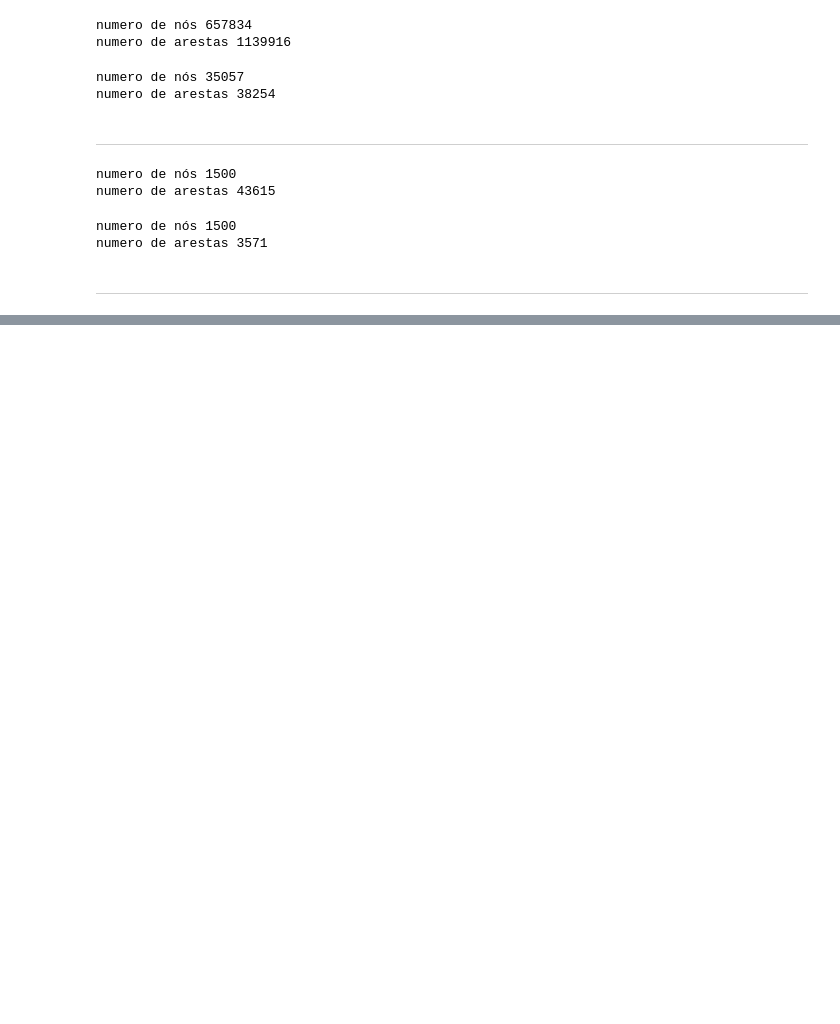
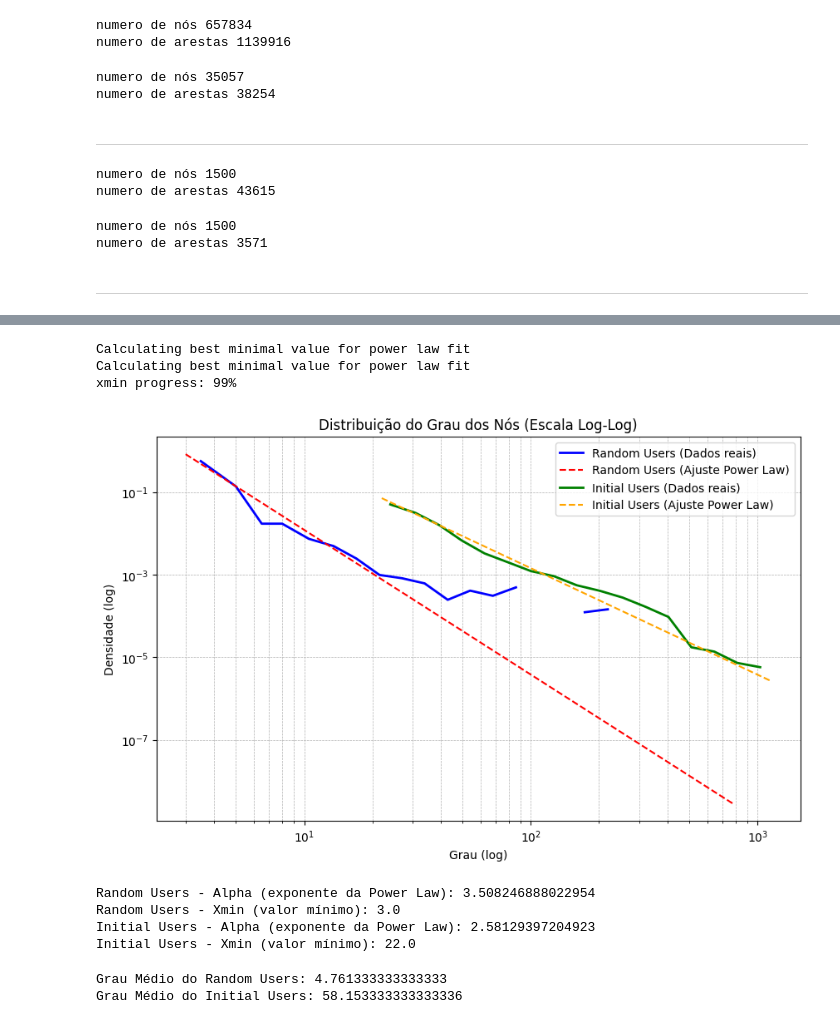
Before and after one commit to lucianobajr/github-complex-networks, a Jupyter notebook: analysis/compare-initial-and-random-subgraph.ipynb, the cells around one changed output, grey strips where cells are left out. Cells and saved outputs as stored; diff of their text form; code cells hidden in the pictures; blank space fills up the shorter version.

```diff
--- a/analysis/compare-initial-and-random-subgraph.ipynb
+++ b/analysis/compare-initial-and-random-subgraph.ipynb
@@ -138,0 +168,60 @@ nx.write_gml(subgraph_random_users, "../resources/gephi/subgraph_random_users.gm
+# %%
+
+# Calcule os graus dos nós para os dois subgrafos
+degree_sequence_random = [d for n, d in subgraph_random_users.degree()]
+degree_sequence_initial = [d for n, d in subgraph_initial_users.degree()]
+
+# Crie objetos PowerLaw para ambos os subgrafos
+fit_random = powerlaw.Fit(degree_sequence_random)
+fit_initial = powerlaw.Fit(degree_sequence_initial)
+
+# Plote as distribuições de grau em escala log-log para ambos os subgrafos
+plt.figure(figsize=(10, 6))
+
+# Subgrafo Random Users
+fit_random.plot_pdf(color='b', linewidth=2, label='Random Users (Dados reais)')
+fit_random.power_law.plot_pdf(color='r', linestyle='--', ax=plt.gca(), label='Random Users (Ajuste Power Law)')
+
+# Subgrafo Initial Users
+fit_initial.plot_pdf(color='g', linewidth=2, label='Initial Users (Dados reais)')
+fit_initial.power_law.plot_pdf(color='orange', linestyle='--', ax=plt.gca(), label='Initial Users (Ajuste Power Law)')
+
+# Configurações visuais
+plt.xscale('log')
+plt.yscale('log')
+plt.title("Distribuição do Grau dos Nós (Escala Log-Log)")
+plt.xlabel("Grau (log)")
+plt.ylabel("Densidade (log)")
+plt.legend()
+plt.grid(True, which="both", ls="--", linewidth=0.5)
+plt.show()
+
+# Exiba os parâmetros estimados da Power Law para ambos os subgrafos
+print("Random Users - Alpha (exponente da Power Law):", fit_random.power_law.alpha)
+print("Random Users - Xmin (valor mínimo):", fit_random.power_law.xmin)
+
+print("Initial Users - Alpha (exponente da Power Law):", fit_initial.power_law.alpha)
+print("Initial Users - Xmin (valor mínimo):", fit_initial.power_law.xmin)
+# %% [output]
+Calculating best minimal value for power law fit
+Calculating best minimal value for power law fit
+xmin progress: 99%
+[figure, added]
+Random Users - Alpha (exponente da Power Law): 3.508246888022954
+Random Users - Xmin (valor mínimo): 3.0
+Initial Users - Alpha (exponente da Power Law): 2.58129397204923
+Initial Users - Xmin (valor mínimo): 22.0
+# %%
+# Calcule os graus dos nós para os dois subgrafos
+degree_sequence_random = [d for n, d in subgraph_random_users.degree()]
+degree_sequence_initial = [d for n, d in subgraph_initial_users.degree()]
+
+# Calcule o grau médio para ambos os subgrafos
+grau_medio_random = sum(degree_sequence_random) / len(degree_sequence_random)
+grau_medio_initial = sum(degree_sequence_initial) / len(degree_sequence_initial)
+
+print("Grau Médio do Random Users:", grau_medio_random)
+print("Grau Médio do Initial Users:", grau_medio_initial)
+# %% [output]
+Grau Médio do Random Users: 4.761333333333333
+Grau Médio do Initial Users: 58.153333333333336
```
Also changed, not shown: parts of 8 cells of this notebook, 1 other file.
